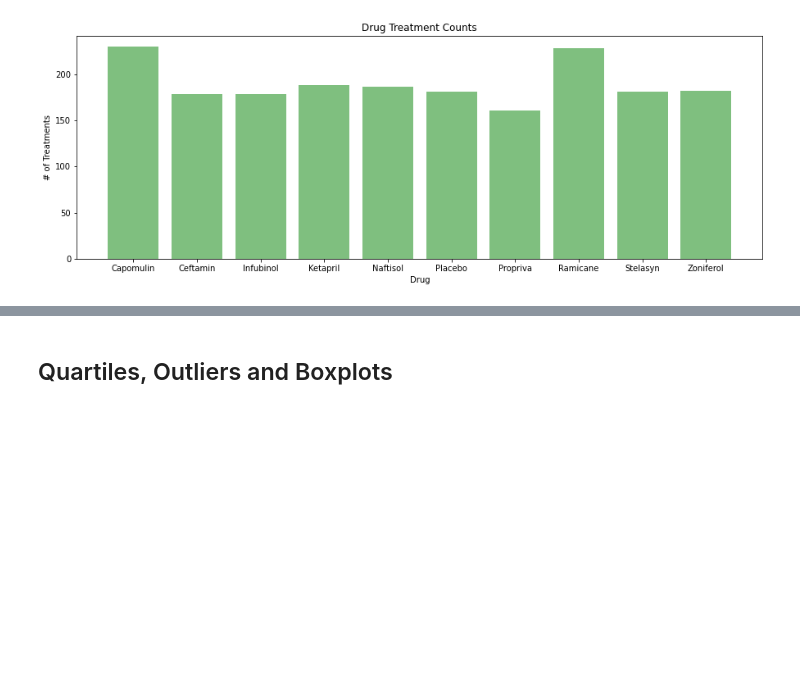
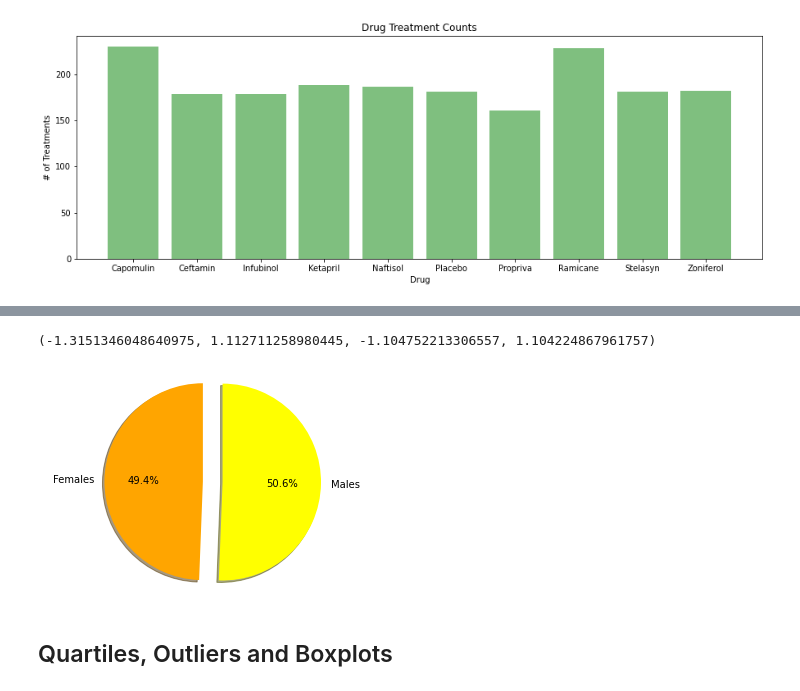
Before and after one commit to DrummerGirlLB/Matplotlib-Homework, a Jupyter notebook: Pymaceuticals/pymaceuticals_starter.ipynb, the cells around one changed output, grey strips where cells are left out. Drawn from its saved outputs; the diff is of its cells as text; code cells hidden in the pictures; blank space fills up the shorter version.

```diff
--- a/Pymaceuticals/pymaceuticals_starter.ipynb
+++ b/Pymaceuticals/pymaceuticals_starter.ipynb
@@ -241,3 +284,18 @@ Text(0, 0.5, '# of Treatments')
+# %%
+# Generate a pie plot showing the distribution of female versus male mice using pyplot
+gender_count = (combined_data.groupby(["Sex"])["Age_months"].count()).tolist()
+gender_count
+
+#pie labels, colors, and if want to explode - why not?!
+labels = ["Females", "Males"]
+colors = ["orange", "yellow"]
+explode = (0.2, 0)
+
+plt.pie(gender_count, explode=explode, labels=labels, colors=colors, autopct="%1.1f%%", shadow=True, startangle=90)
+plt.axis("equal")
+# %% [output]
+(-1.3151346048640975, 1.112711258980445, -1.104752213306557, 1.104224867961757)
+[figure, added]
 # %% [markdown]
 ## Quartiles, Outliers and Boxplots
 # %%
```
Also changed, not shown: parts of 9 cells of this notebook.
